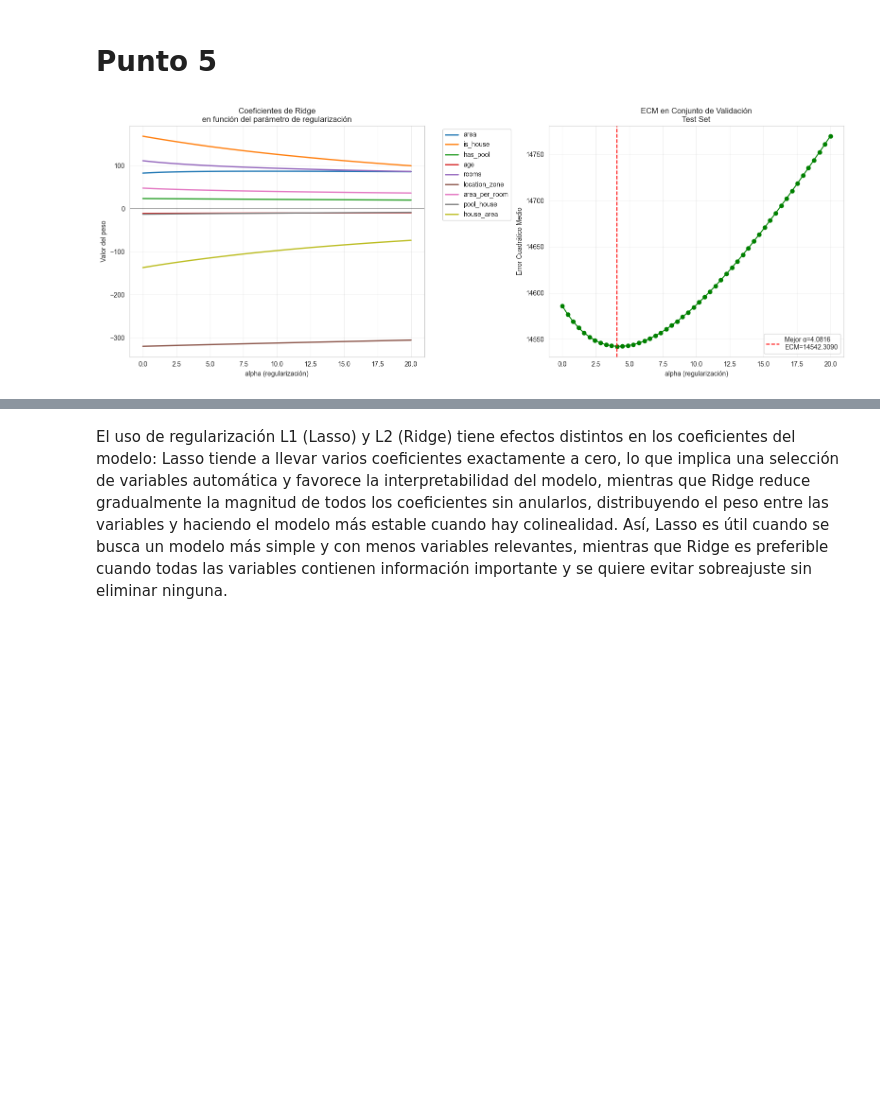
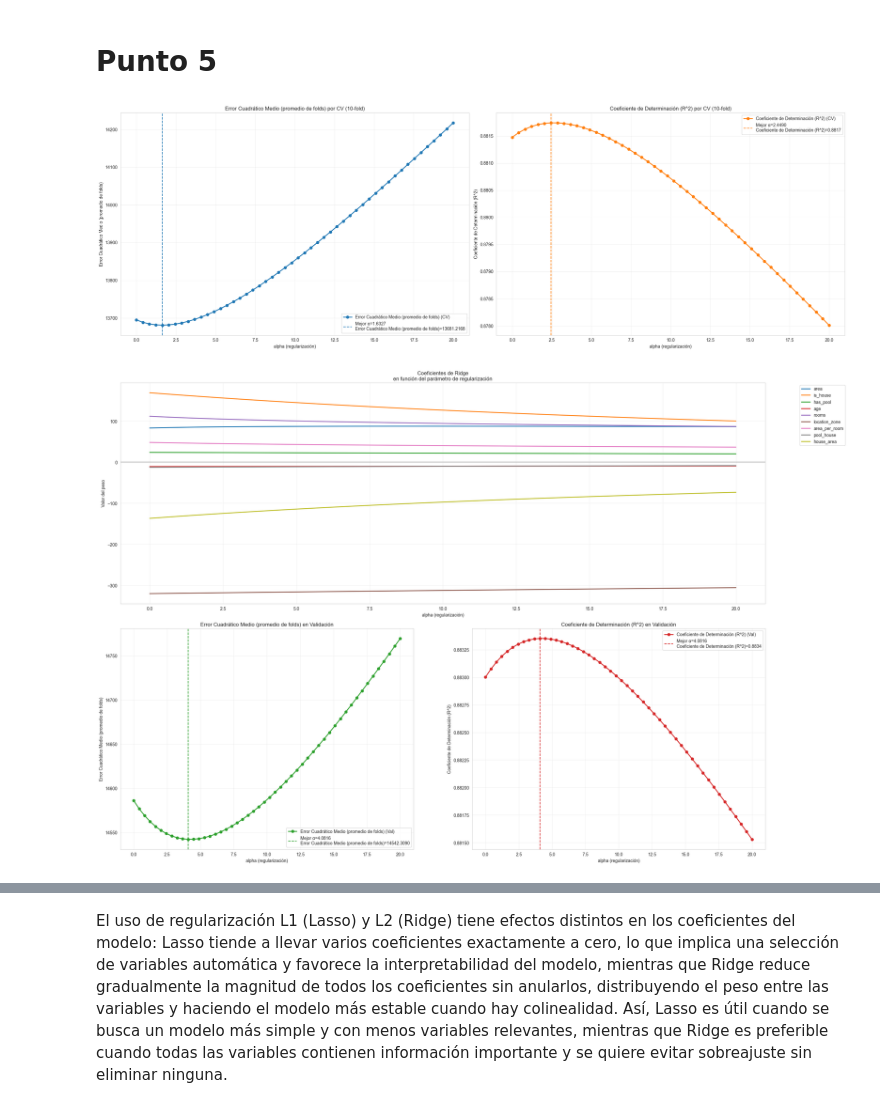
Before and after one commit to frizynn/tp1-machine-learning, a Jupyter notebook: src/Entrega_Tp1.ipynb, the cells around one changed output, grey strips where cells are left out. Drawn from its saved outputs; the diff is of its cells as text; code cells hidden in the pictures; blank space fills up the shorter version.

```diff
--- a/src/Entrega_Tp1.ipynb
+++ b/src/Entrega_Tp1.ipynb
@@ -896,31 +896,32 @@ Total de features: 310
 # %%
 from utils.visuals import plot_regularization_path
 
 df = pd.read_csv(r"../data/processed/casas_dev_eng.csv")
 
 X = df.drop('price', axis=1)
 y = df['price']
 
 X_train, X_test, y_train, y_test = split_test_train_with_label(X, y, test_size=0.2, random_state=42,normalize=True)
 
 
-figures_lasso, coefs_lasso, cv_scores_lasso, best_metrics_lasso = plot_regularization_path(
+figures_lasso, coefs_lasso, cv_scores_lasso, best_metrics_lasso= plot_regularization_path(
     X_train, X_test, y_train, y_test,
     regularization='l2',
     alphas=np.linspace(0, 20, 50),
-    plot_types=['coefs+val'],
+    plot_types=['coefs+val',"cv"],
     model=LinearRegressor,
     transform_target=None,
     method='pseudo_inverse',
-    figsize=(24, 6),
-    show_plots=True
-)
+    figsize=(24, 16),
+    show_plots=True,
+    metrics=['mse', 'r2'],
+    cv_folds=10
+    )
 
-# figures_lasso['coefs']['fig'].tight_layout()
-# plt.figure(figures_lasso['coefs']['fig'].number)
-# plt.show()
+# coefs_lasso, cv_scores_lasso, best_metrics_lasso
 # %% [output]
-[figure, old version]
+[figure, new version]
+[figure, added]
 # %%
 from utils.visuals import plot_regularization_path
 
```
Also changed, not shown: parts of 1 cell of this notebook, 2 other files.
